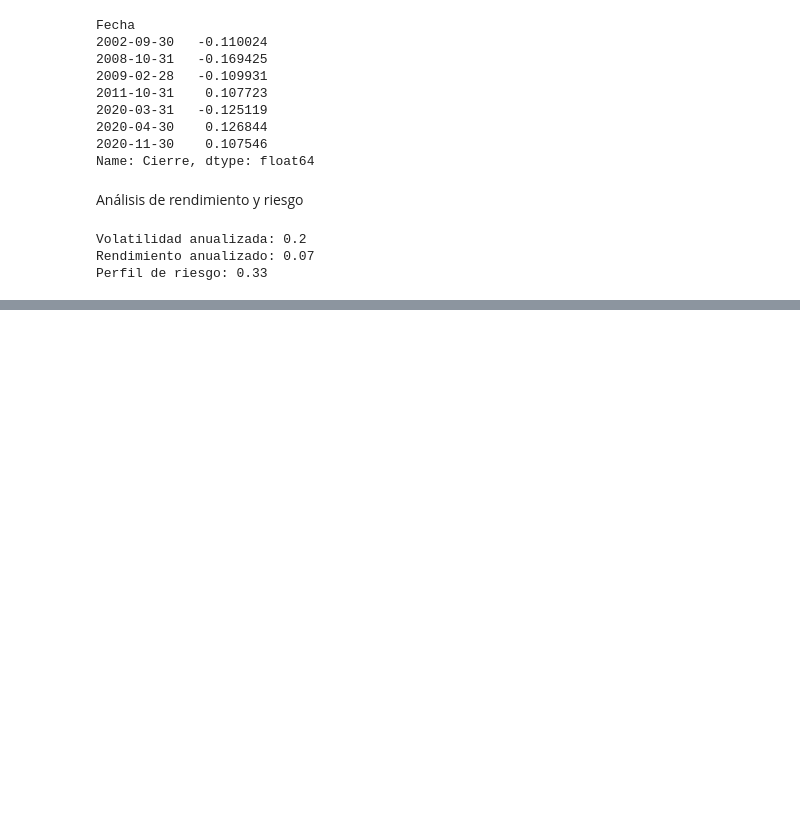
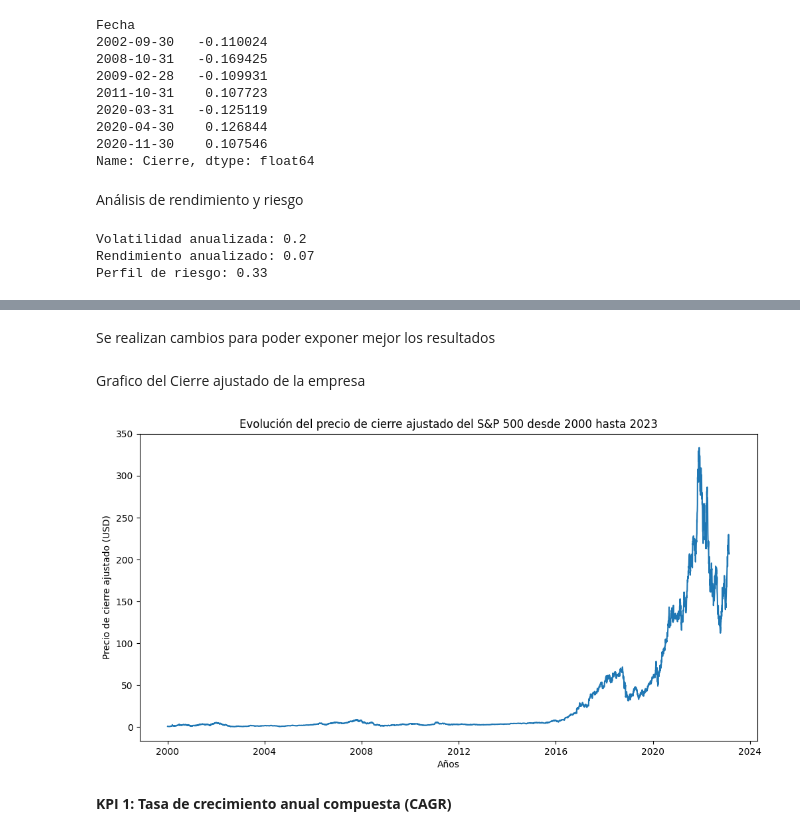
Before and after one commit to SoleEsp/PI_N2_DA, a Jupyter notebook: EDA.ipynb, the cells around one changed output, grey strips where cells are left out. Saved outputs shown, nothing was run; the diff lists cells and outputs as text; code cells hidden in the pictures; blank space fills up the shorter version.

```diff
--- a/EDA.ipynb
+++ b/EDA.ipynb
@@ -244,0 +209,36 @@ print(pe_ratios)
+# %%
+df_nvidia = pd.read_csv('./NVIDIA.csv')
+# %% [markdown]
+Se realizan cambios para poder exponer mejor los resultados
+# %%
+df_nvidia = df_nvidia.rename(columns={
+    'Date': 'Fecha',
+    'Open': 'Apertura',
+    'High': 'Máximo',
+    'Low': 'Mínimo',
+    'Close': 'Cierre',
+    'Adj Close': 'Cierre Ajustado',
+    'Volume': 'Volumen'
+})
+# %%
+# redondear a 2 decimales
+df_nvidia = df_nvidia.round(2)
+
+#Se indexa la columna Date
+df_nvidia = df_nvidia.set_index('Fecha')
+
+#se convierten la columna con to_datetime
+df_nvidia.index = pd.to_datetime(df_nvidia.index)
+# %% [markdown]
+Grafico del Cierre ajustado de la empresa
+# %%
+plt.figure(figsize=(12,6))
+sns.lineplot(x=df_sp500.index, y=df_nvidia['Cierre Ajustado'])
+plt.title('Evolución del precio de cierre ajustado del S&P 500 desde 2000 hasta 2023')
+plt.xlabel('Años')
+plt.ylabel('Precio de cierre ajustado (USD)')
+plt.show()
+# %% [output]
+[figure, added]
+# %% [markdown]
+**KPI 1: Tasa de crecimiento anual compuesta (CAGR)**
```
Also changed, not shown: parts of 25 cells of this notebook, 4 other files.
